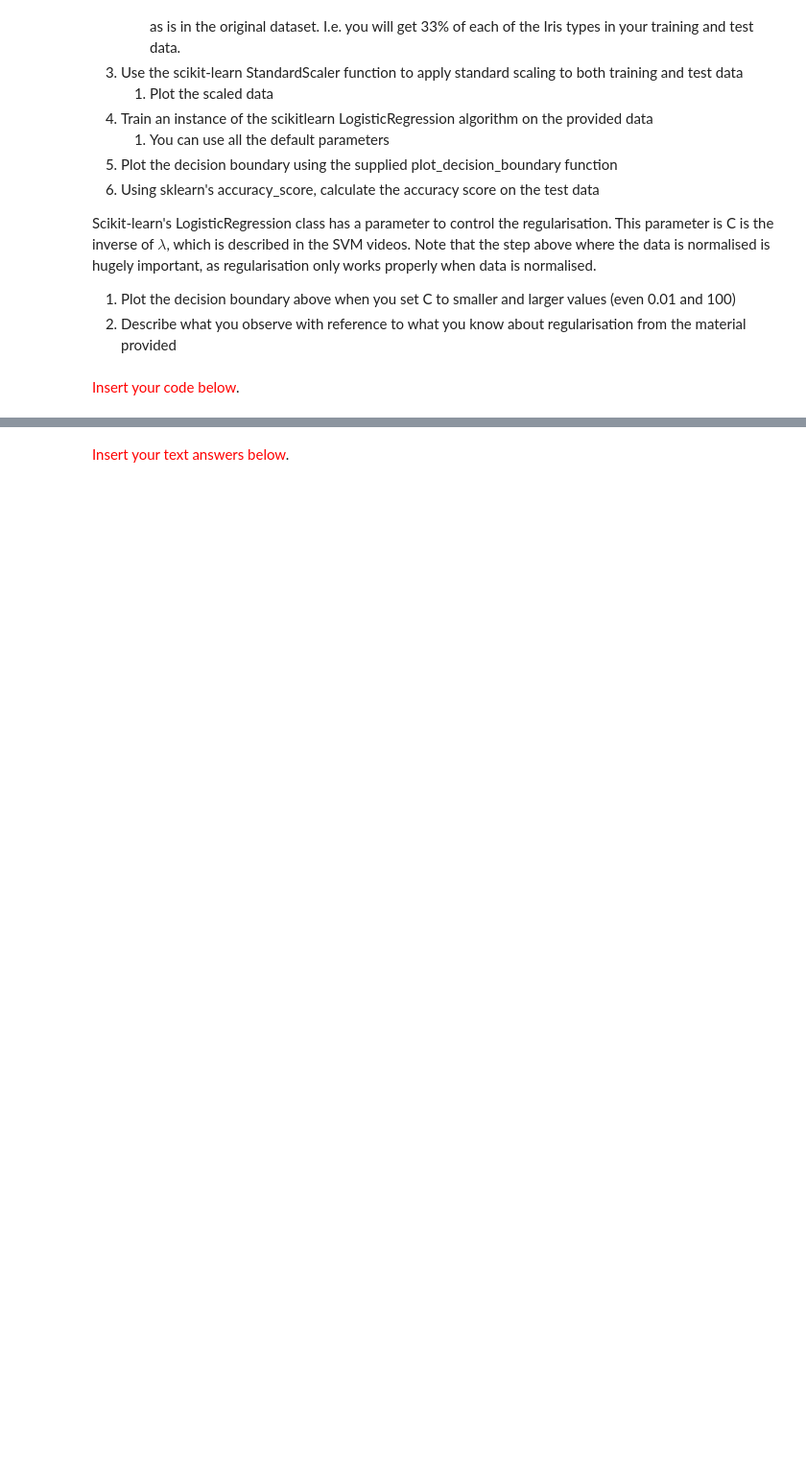
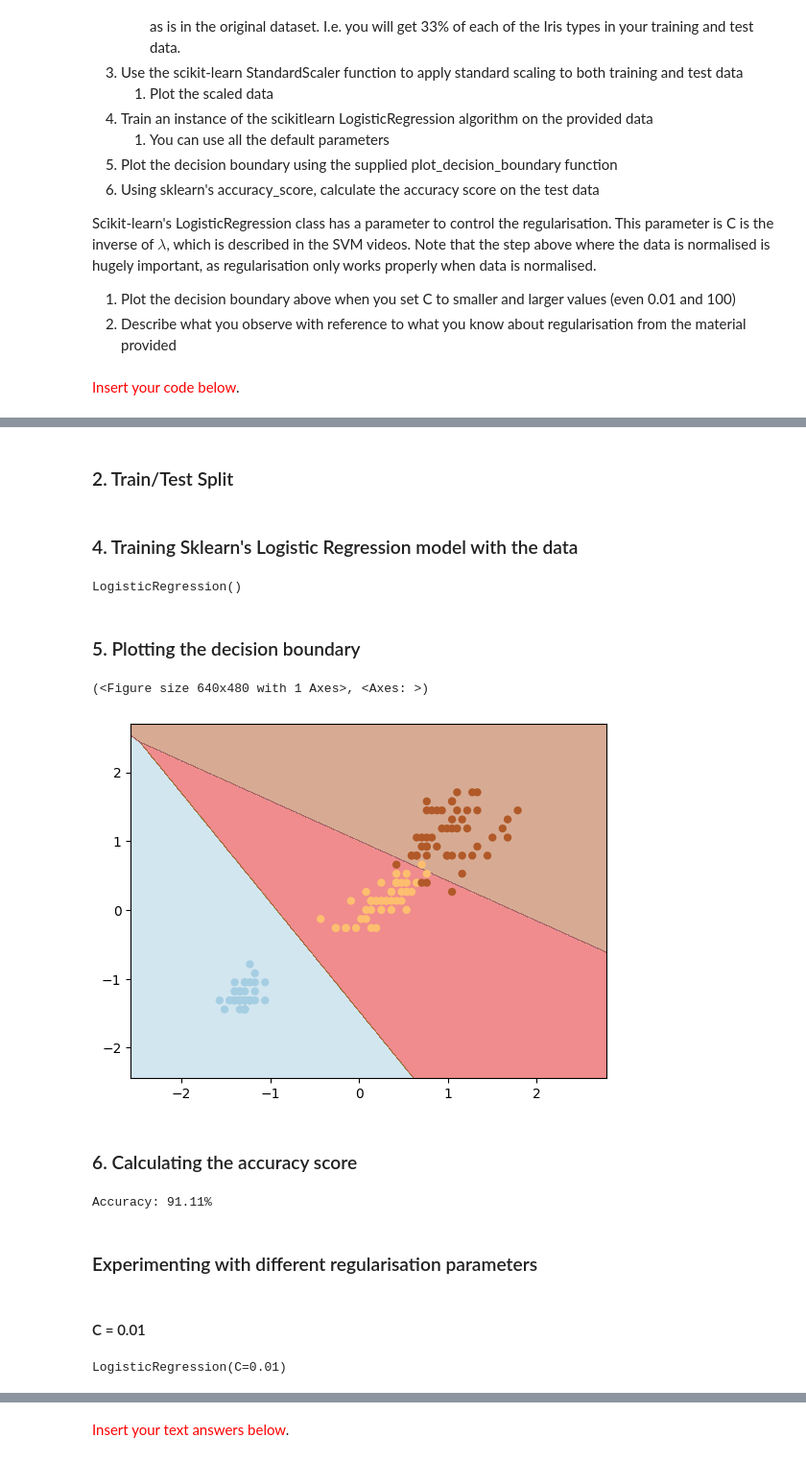
Before and after one commit to sprince0031/UL_Masters, a Jupyter notebook: SEM_1/CE4051-Introduction_to_Data_Engineering_and_Machine_Learning/Week5_6/Activity3_23052058.ipynb, the cells around one changed output, grey strips where cells are left out. Shown at 96% size. Saved outputs shown, nothing was run; the diff lists cells and outputs as text; code cells hidden in the pictures; blank space fills up the shorter version.

Commit message:
[Update] Completed all tasks for Etivity 3 in time. Hooray! :D

```diff
--- a/SEM_1/CE4051-Introduction_to_Data_Engineering_and_Machine_Learning/Week5_6/Activity3_23052058.ipynb
+++ b/SEM_1/CE4051-Introduction_to_Data_Engineering_and_Machine_Learning/Week5_6/Activity3_23052058.ipynb
@@ -188,10 +236,52 @@ Scikit-learn's LogisticRegression class has a parameter to control the regularis
+# %% [markdown]
+### 2. Train/Test Split
+# %%
+from sklearn.model_selection import train_test_split
+
+# set random_state to a fixed number, so while the outcome is random, it is repeatible (same result each time)
+X_train, X_test, y_train, y_test = train_test_split(X_scaled, y_encoded, test_size=0.30, random_state=42, stratify=y_encoded)
+# %% [markdown]
+### 4. Training Sklearn's Logistic Regression model with the data
 # %%
 from sklearn.linear_model import LogisticRegression
 
 ################################
 # Your code here
+sk_lr_model = LogisticRegression(max_iter=100)
+sk_lr_model.fit(X_train, y_train)
+# %% [output]
+LogisticRegression()
+# %% [markdown]
+### 5. Plotting the decision boundary
 # %%
 from plot_decision_boundary import plot_decision_boundary
 
 ################################
 # Your code here
+
+plot_decision_boundary(X=X_scaled, y=y_encoded, model=sk_lr_model)
+# %% [output]
+(<Figure size 640x480 with 1 Axes>, <Axes: >)
+[figure, added]
+# %% [markdown]
+### 6. Calculating the accuracy score
+# %%
+sk_lr_prediction = sk_lr_model.predict(X_test)
+
+# Getting the accuracy score of the model based on the number of correct predictions the model made.
+print(f'Accuracy: {accuracy_score(y_test, sk_lr_prediction)*100:.2f}%')
+# %% [output]
+Accuracy: 91.11%
+# %% [markdown]
+### Experimenting with different regularisation parameters
+# %% [markdown]
+#### C = 0.01
+# %%
+from sklearn.linear_model import LogisticRegression
+
+################################
+# Your code here
+sk_lr_model_c_001 = LogisticRegression(C=0.01, max_iter=100)
+sk_lr_model_c_001.fit(X_train, y_train)
+# %% [output]
+LogisticRegression(C=0.01)
```
Also changed, not shown: parts of 56 cells of this notebook.
